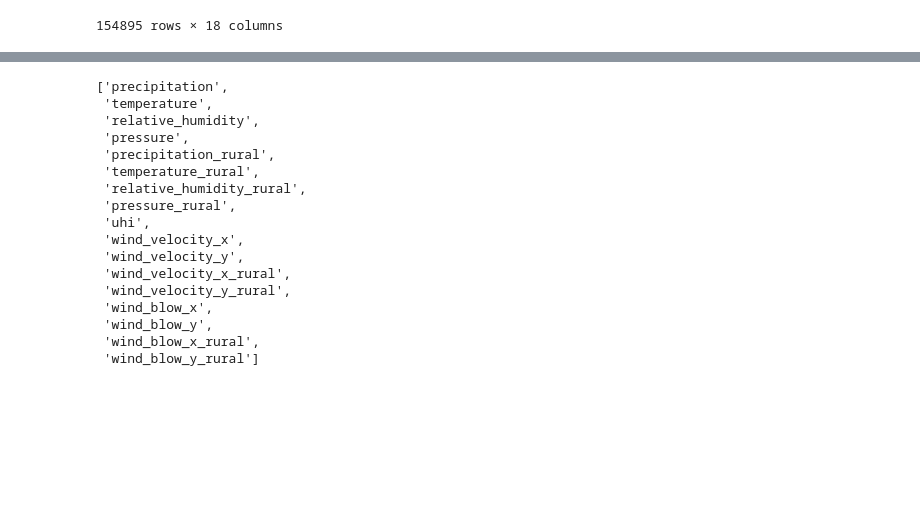
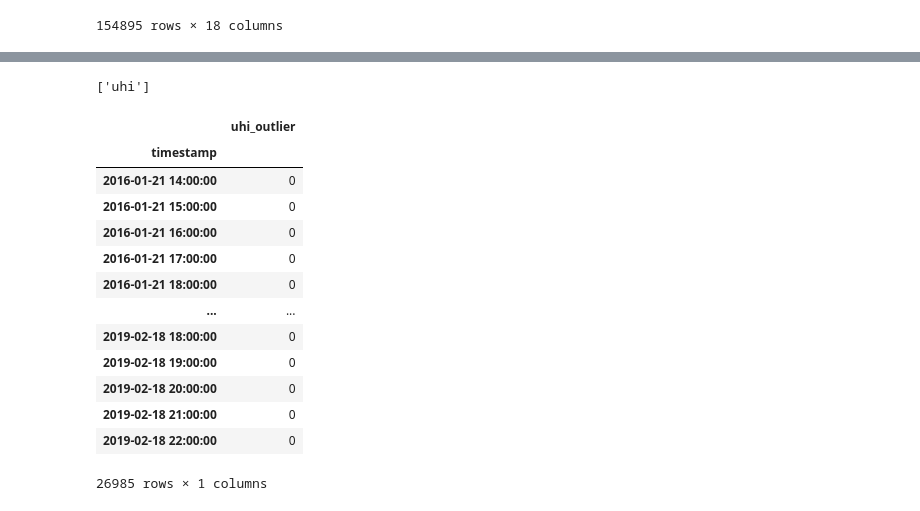
Before and after one commit to plbalmeida/ml-uhi, a Jupyter notebook: notebooks/1.0-preprocessing.ipynb, the cells around one changed output, grey strips where cells are left out. Saved outputs shown, nothing was run; the diff lists cells and outputs as text; code cells hidden in the pictures; blank space fills up the shorter version.

```diff
--- a/notebooks/1.0-preprocessing.ipynb
+++ b/notebooks/1.0-preprocessing.ipynb
@@ -189,22 +165,30 @@ lapa
-# %%
-cols = list(lapa.drop(["station", "station_name"], axis=1).columns)
-cols
-# %% [output]
-['precipitation',
- 'temperature',
- 'relative_humidity',
- 'pressure',
- 'precipitation_rural',
- 'temperature_rural',
- 'relative_humidity_rural',
- 'pressure_rural',
- 'uhi',
- 'wind_velocity_x',
- 'wind_velocity_y',
- 'wind_velocity_x_rural',
- 'wind_velocity_y_rural',
- 'wind_blow_x',
- 'wind_blow_y',
- 'wind_blow_x_rural',
- 'wind_blow_y_rural']
+# %%
+to_drop = [
+    'precipitation',
+    'temperature',
+    'relative_humidity',
+    'pressure',
+    'precipitation_rural',
+    'temperature_rural',
+    'relative_humidity_rural',
+    'pressure_rural',
+    # 'uhi',
+    # 'wind_velocity_x',
+    # 'wind_velocity_y',
+    # 'wind_velocity_x_rural',
+    # 'wind_velocity_y_rural',
+    # 'wind_blow_x',
+    # 'wind_blow_y',
+    # 'wind_blow_x_rural',
+    # 'wind_blow_y_rural',
+    'station',
+    'station_name',
+    'wind_velocity',
+    'wind_velocity_rural'
+]
+
+cols = list(lapa.drop(to_drop, axis=1).columns)
+cols
+# %% [output]
+['uhi']
 # %%
@@ -219,3 +214,19 @@ def get_outliers(df, features, factor):
 # %%
-lapa = get_outliers(df=lapa, features=cols, factor=2)
+df_outliers = get_outliers(df=lapa, features=cols, factor=3)
+df_outliers
+# %% [output]
+|  | uhi_outlier |
+| timestamp |  |
+| 2016-01-21 14:00:00 | 0 |
+| 2016-01-21 15:00:00 | 0 |
+| 2016-01-21 16:00:00 | 0 |
+| 2016-01-21 17:00:00 | 0 |
+| 2016-01-21 18:00:00 | 0 |
+| ... | ... |
+| 2019-02-18 18:00:00 | 0 |
+| 2019-02-18 19:00:00 | 0 |
+| 2019-02-18 20:00:00 | 0 |
+| 2019-02-18 21:00:00 | 0 |
+| 2019-02-18 22:00:00 | 0 |
+26985 rows × 1 columns
 # %%
```
Also changed, not shown: parts of 18 cells of this notebook.
